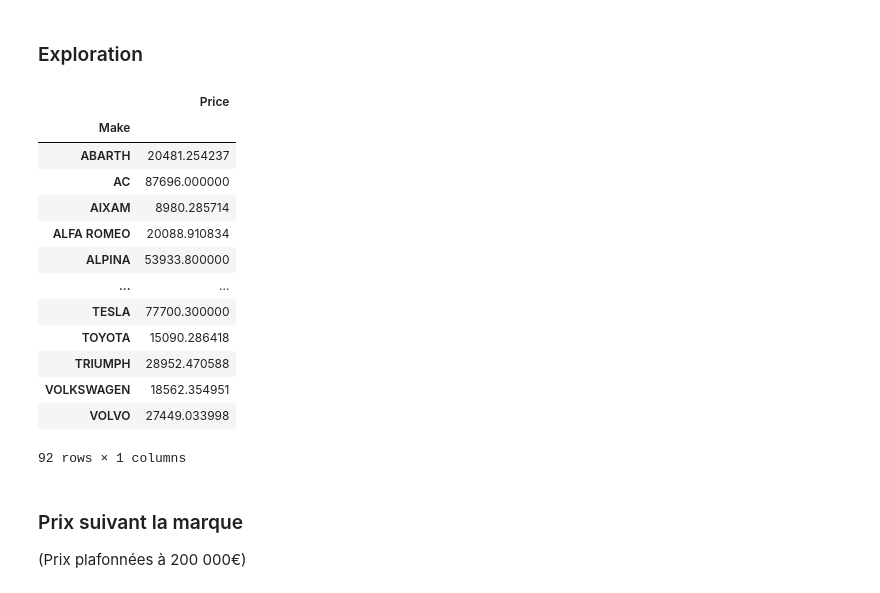
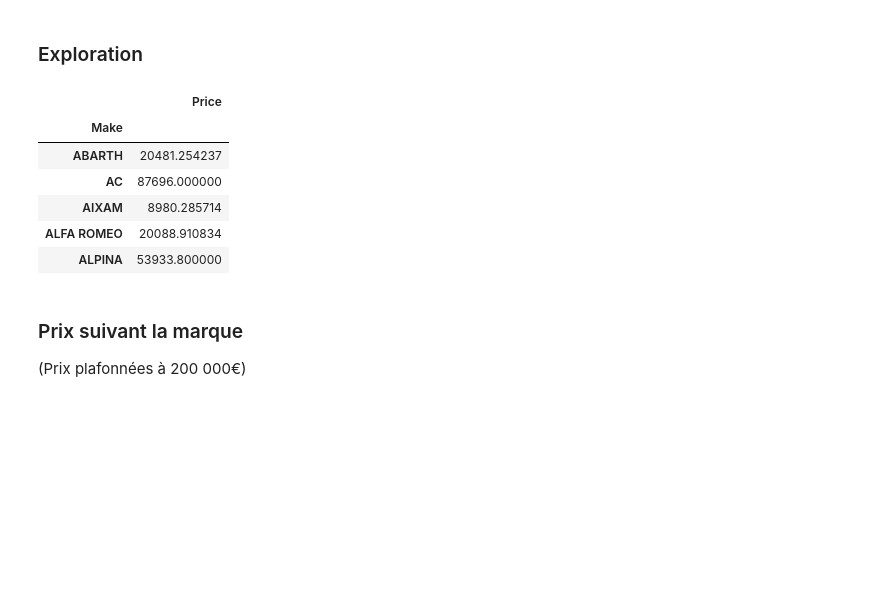
Before and after one commit to ByBell/ProjetDataCar, a Jupyter notebook: ProjetData.ipynb, the cells around one changed output. Saved outputs shown, nothing was run; the diff lists cells and outputs as text; code cells hidden in the pictures; blank space fills up the shorter version.

```diff
--- a/ProjetData.ipynb
+++ b/ProjetData.ipynb
@@ -26,7 +42,9 @@ TRIGGER_VISUALIZATION = False
 # %% [markdown]
 ## Dataset(s)
 # %%
-cars_data = 'Data_cars.csv'
+cars_data = 'mergedAutoplus.csv'
+#cars_data = 'Data_cars.csv'
+
 
 df = pd.read_csv(cars_data)
 display(df.shape,
@@ -55,7 +73,7 @@ df.head(1)
 df.Model_year = df.Model_year.astype('int64')
 df.Mileage = df.Mileage.str.replace(' km', '').astype('float64')
 df.Puissance_fiscale = df.Puissance_fiscale.astype('int64')
-df.Portes = df.Portes.replace('', np.NaN).astype('float64')
+df.Portes = df.Portes.replace('', 0).astype('float64')
 df.dtypes
 # %% [output]
 Price                float64
@@ -77,22 +95,15 @@ dtype: object
 # %% [markdown]
 ### Exploration
 # %%
-df[['Make', 'Price']].groupby(['Make']).mean()
+df[['Make', 'Price']].groupby(['Make']).mean().head()
 # %% [output]
 |  | Price |
 | Make |  |
 | ABARTH | 20481.254237 |
 | AC | 87696.000000 |
 | AIXAM | 8980.285714 |
 | ALFA ROMEO | 20088.910834 |
 | ALPINA | 53933.800000 |
-| ... | ... |
-| TESLA | 77700.300000 |
-| TOYOTA | 15090.286418 |
-| TRIUMPH | 28952.470588 |
-| VOLKSWAGEN | 18562.354951 |
-| VOLVO | 27449.033998 |
-92 rows × 1 columns
 # %% [markdown]
 ### Prix suivant la marque
 (Prix plafonnées à 200 000€)
```
Also changed, not shown: parts of 29 cells of this notebook, 3 other files.
